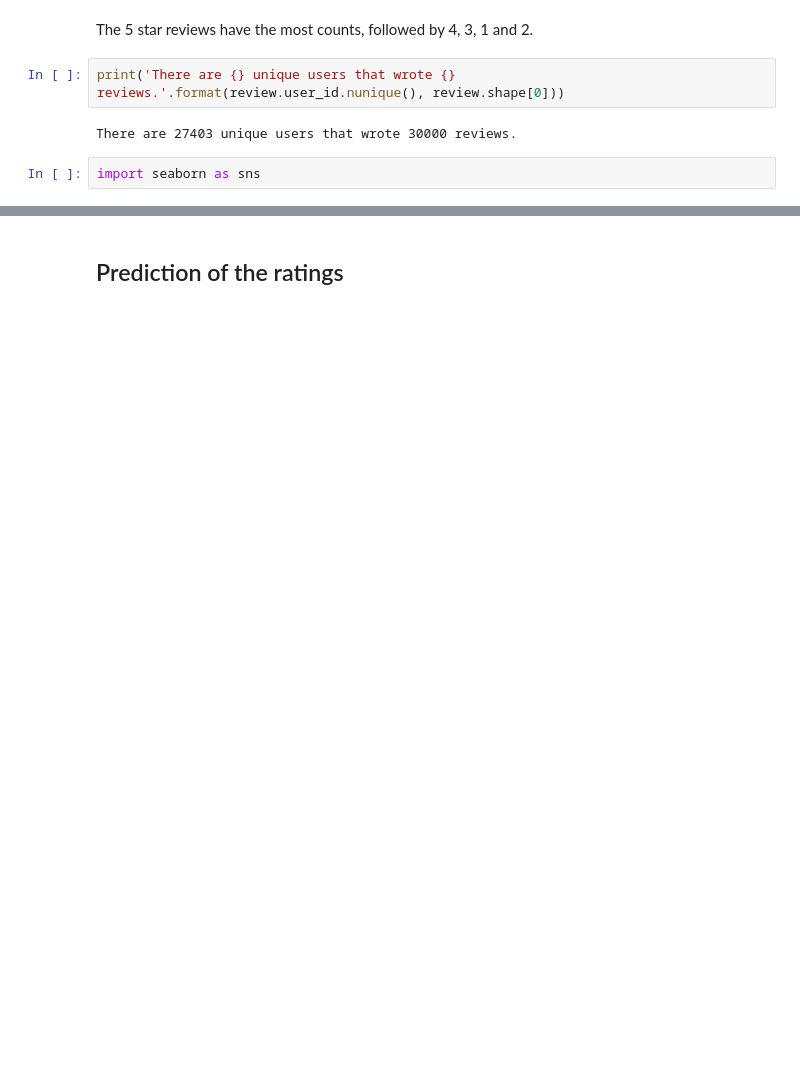
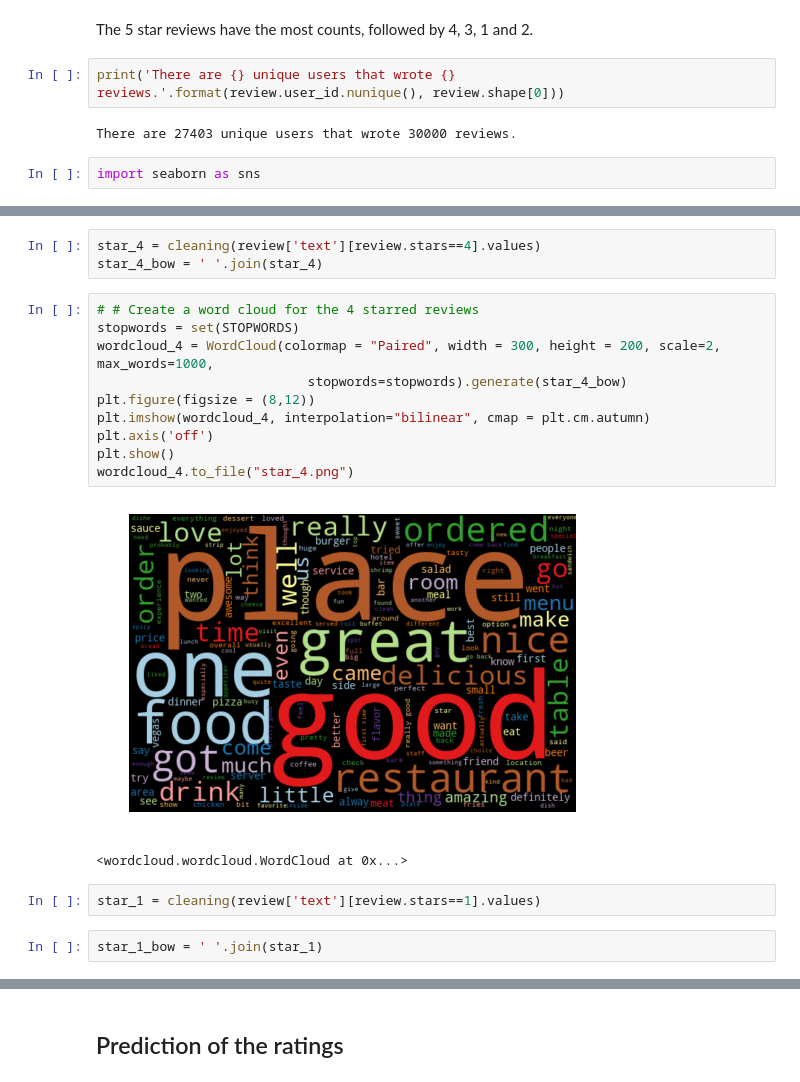
Before and after one commit to forheart81/Data-Science, a Jupyter notebook: Sentiment Analysis of the Yelp Reviews.ipynb, the cells around one changed output, grey strips where cells are left out. Cells and saved outputs as stored; diff of their text form; blank space fills up the shorter version.

```diff
--- a/Sentiment Analysis of the Yelp Reviews.ipynb
+++ b/Sentiment Analysis of the Yelp Reviews.ipynb
@@ -156,0 +224,20 @@ The above analysis shows that people who tend to review a business as good (4 or
+# %%
+star_4 = cleaning(review['text'][review.stars==4].values)
+star_4_bow = ' '.join(star_4)
+# %%
+# # Create a word cloud for the 4 starred reviews
+stopwords = set(STOPWORDS)
+wordcloud_4 = WordCloud(colormap = "Paired", width = 300, height = 200, scale=2, max_words=1000,
+                           stopwords=stopwords).generate(star_4_bow)
+plt.figure(figsize = (8,12))
+plt.imshow(wordcloud_4, interpolation="bilinear", cmap = plt.cm.autumn)
+plt.axis('off')
+plt.show()
+wordcloud_4.to_file("star_4.png")
+# %% [output]
+[figure, added]
+<wordcloud.wordcloud.WordCloud at 0x...>
+# %%
+star_1 = cleaning(review['text'][review.stars==1].values)
+# %%
+star_1_bow = ' '.join(star_1)
```
Also changed, not shown: parts of 100 cells of this notebook.
